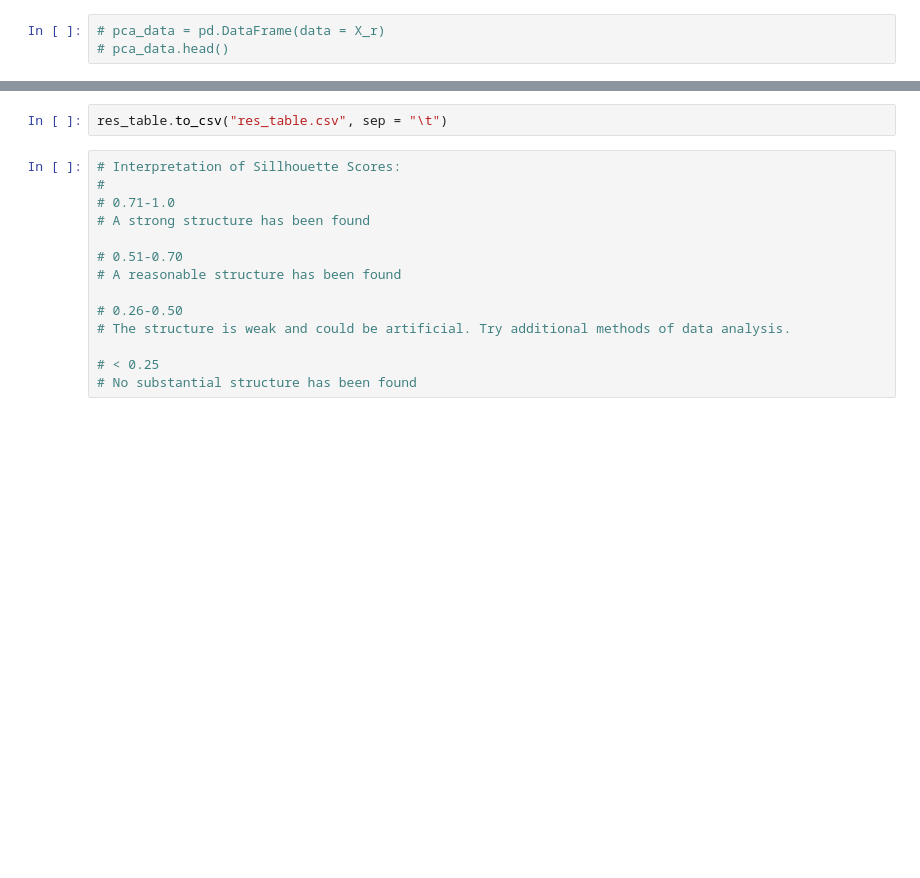
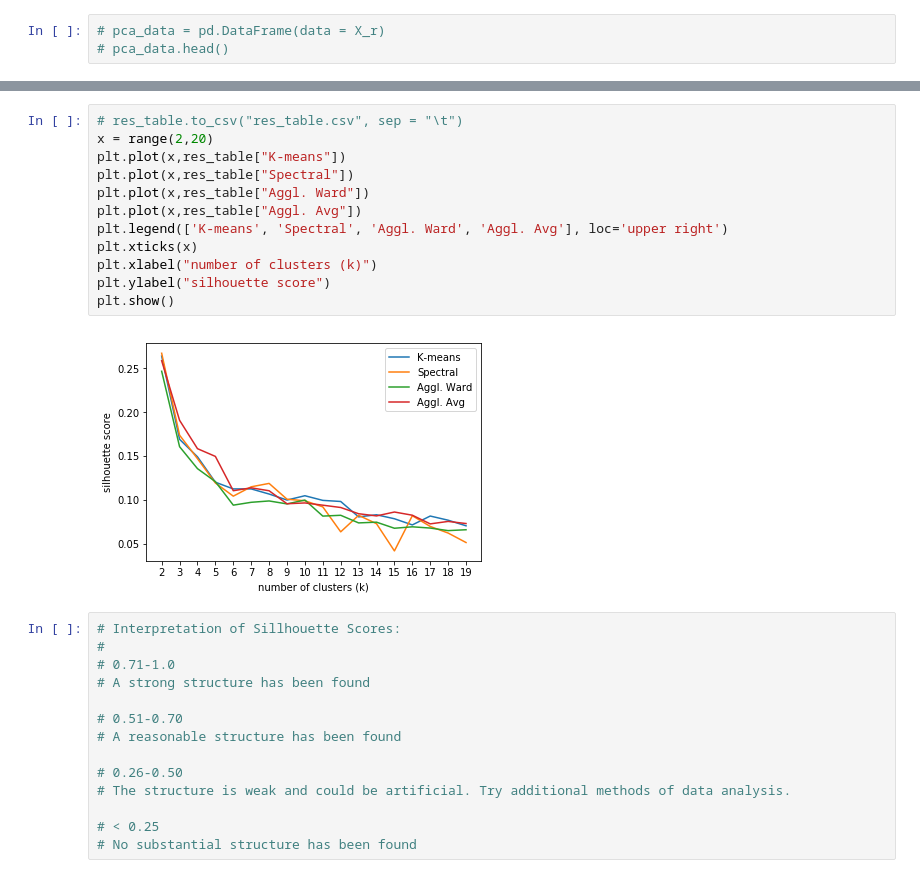
Before and after one commit to CornellDataScience/Social-Tribes, a Jupyter notebook: Danny_nb.ipynb, the cells around one changed output, grey strips where cells are left out. Saved outputs shown, nothing was run; the diff lists cells and outputs as text; blank space fills up the shorter version.

```diff
--- a/Danny_nb.ipynb
+++ b/Danny_nb.ipynb
@@ -88,5 +88,17 @@ res_table
-# %%
-res_table.to_csv("res_table.csv", sep = "\t")
+# %%
+# res_table.to_csv("res_table.csv", sep = "\t")
+x = range(2,20)
+plt.plot(x,res_table["K-means"])
+plt.plot(x,res_table["Spectral"])
+plt.plot(x,res_table["Aggl. Ward"])
+plt.plot(x,res_table["Aggl. Avg"])
+plt.legend(['K-means', 'Spectral', 'Aggl. Ward', 'Aggl. Avg'], loc='upper right')
+plt.xticks(x)
+plt.xlabel("number of clusters (k)")
+plt.ylabel("silhouette score")
+plt.show()
+# %% [output]
+[figure, added]
 # %%
 # Interpretation of Sillhouette Scores:
 #
```
Also changed, not shown: parts of 7 cells of this notebook, 2 other files.
